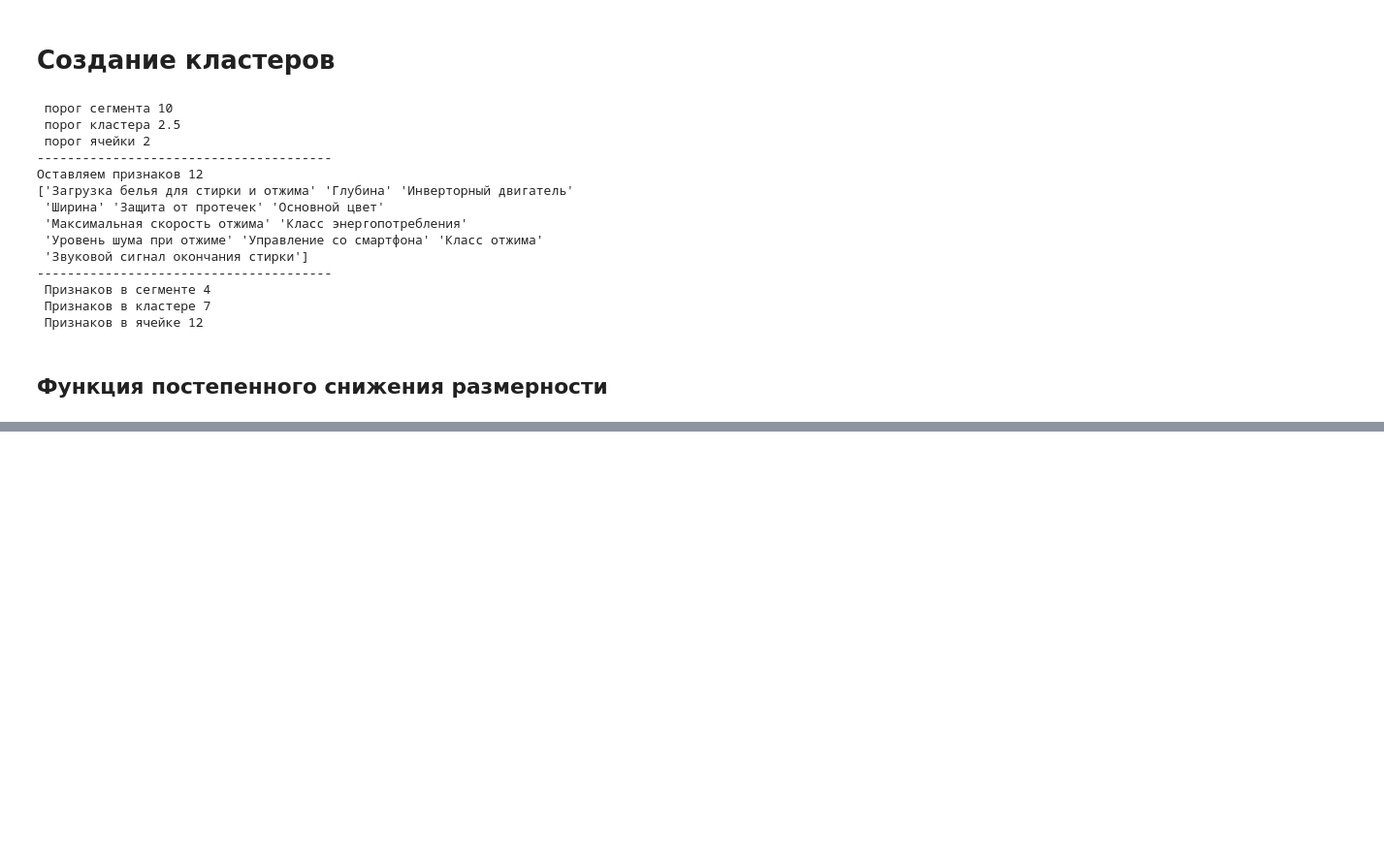
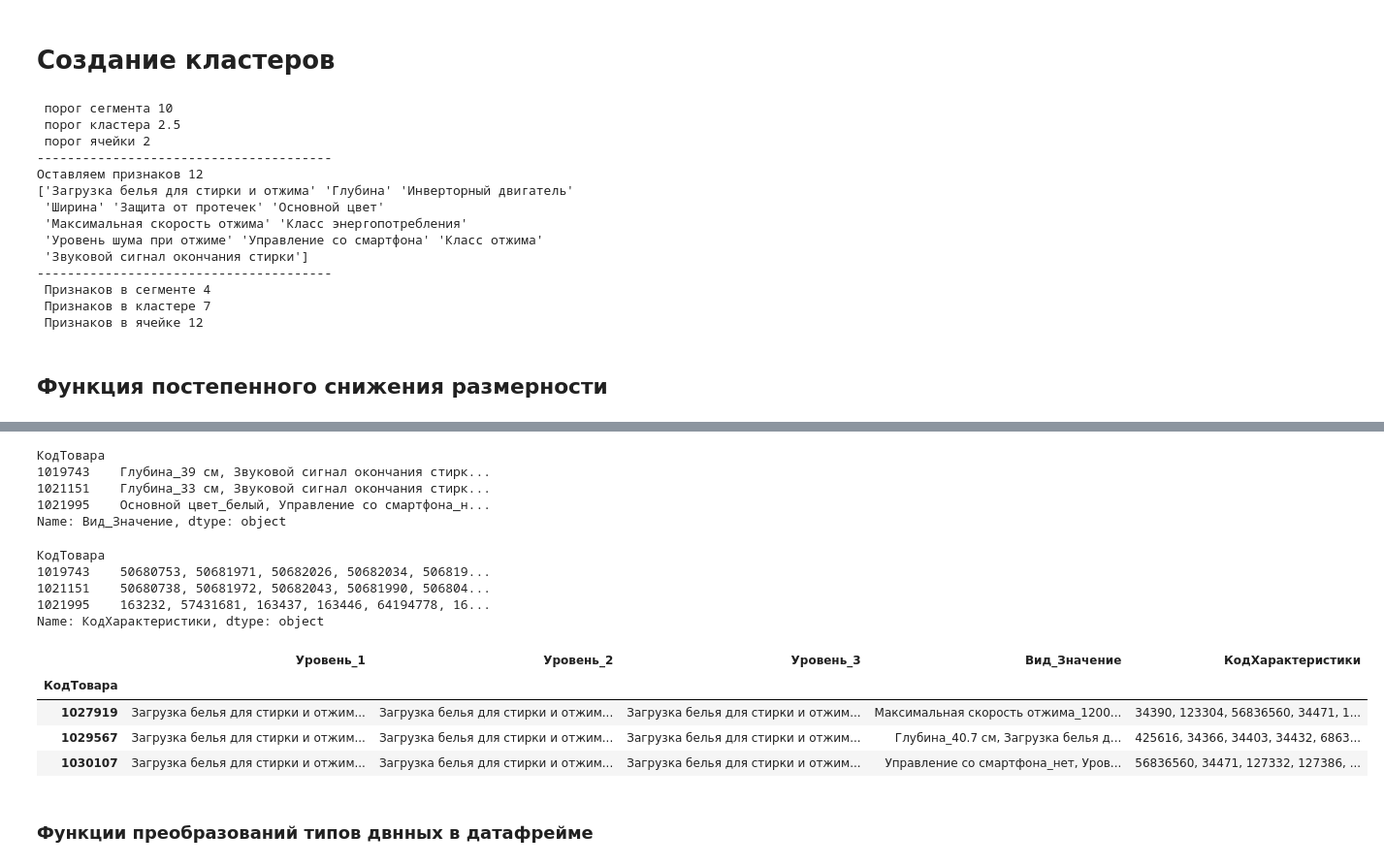
Before and after one commit to Viktor-VK/DST-138-Prodjects, a Jupyter notebook: PROJECT-FINAL_Segmentation/Модель_сегментации.ipynb, the cells around one changed output, grey strips where cells are left out. Shown at 97% size. Drawn from its saved outputs; the diff is of its cells as text; code cells hidden in the pictures; blank space fills up the shorter version.

```diff
--- a/PROJECT-FINAL_Segmentation/Модель_сегментации.ipynb
+++ b/PROJECT-FINAL_Segmentation/Модель_сегментации.ipynb
@@ -1060,0 +1048,9 @@ def get_treshhold(df, segment_treshhold_SKU):
+# %%
+s_segment = get_treshhold(df_segment, segment_treshhold_SKU)['Сегмент']
+s_cluster = get_treshhold(df_cluster, cluster_treshhold_SKU)['Сегмент']
+s_cell = get_treshhold(df_cell, cell_treshhold_SKU)['Сегмент']
+
+print('всего сегментов', len(s_segment.value_counts()))
+print('всего кластеров', len(s_cluster.value_counts()))
+print('всего ячеек', len(s_cell.value_counts()))
+print('всего номенклатуры', sku)
@@ -1060,0 +1064,10 @@ def get_treshhold(df, segment_treshhold_SKU):
+# %%
+
+df_full = pd.concat([s_segment, s_cluster, s_cell], axis=1, keys=['Сегмент', 'Кластер', 'Ячейка'])
+# Удаляем из названий лишние "прочие"
+df_full = df_full.apply(lambda x: x.str.rstrip('// Прочее') if any(isinstance(cell, str) and cell.endswith('// Прочее') for cell in x) else x)
+df_full = df_full.replace('', 'Прочее') # Если не нужен сегмент "Прочее", заменить на np.nan
+
+df_full = df_full.rename(columns={'Сегмент':'Уровень_1', 'Кластер':'Уровень_2', 'Ячейка':'Уровень_3'})
+df_full_copy = df_full.reset_index()
+df_full_copy.head(2)
@@ -1060,0 +1078,8 @@ def get_treshhold(df, segment_treshhold_SKU):
+# %%
+# Соединяю виды и характеристики в исходном датафрейме
+df_0_new = df_0[df_0['ВидХарактеристики'].isin(view_to_model)]
+df_0_new['Вид_Значение'] = df_0_new['ВидХарактеристики'] + '_' + df_0_new['Характеристика']
+df_0_new = df_0_new.astype('str')
+df_0_new = df_0_new.rename(columns={'Код': 'КодТовара'})
+df_0_new.info()
+df_0_new.head(2)
@@ -1060,0 +1104,33 @@ def get_treshhold(df, segment_treshhold_SKU):
+# %%
+df_0_new_join = df_0_new.groupby('КодТовара')['Вид_Значение'].apply(', '.join)
+df_0_new_join.head(3)
+# %% [output]
+КодТовара
+1019743    Глубина_39 см, Звуковой сигнал окончания стирк...
+1021151    Глубина_33 см, Звуковой сигнал окончания стирк...
+1021995    Основной цвет_белый, Управление со смартфона_н...
+Name: Вид_Значение, dtype: object
+# %%
+# Группирую по коду, новый столбец в виде списка
+df_0_new_join = df_0_new.groupby('КодТовара')['Вид_Значение'].apply(', '.join)
+df_0_new_join_code = df_0_new.groupby('КодТовара')['КодХарактеристики'].apply(', '.join)
+df_0_new_join_code.head(3)
+# %% [output]
+КодТовара
+1019743    50680753, 50681971, 50682026, 50682034, 506819...
+1021151    50680738, 50681972, 50682043, 50681990, 506804...
+1021995    163232, 57431681, 163437, 163446, 64194778, 16...
+Name: КодХарактеристики, dtype: object
+# %%
+# Присоединяю полученный список к итоговому дф
+df_full_join = pd.merge(df_full, df_0_new_join, on='КодТовара')
+df_full_join = pd.merge(df_full_join, df_0_new_join_code, on='КодТовара')
+df_full_join.head(3)
+# %% [output]
+|  | Уровень_1 | Уровень_2 | Уровень_3 | Вид_Значение | КодХарактеристики |
+| КодТовара |  |  |  |  |  |
+| 1027919 | Загрузка белья для стирки и отжим... | Загрузка белья для стирки и отжим... | Загрузка белья для стирки и отжим... | Максимальная скорость отжима_1200... | 34390, 123304, 56836560, 34471, 1... |
+| 1029567 | Загрузка белья для стирки и отжим... | Загрузка белья для стирки и отжим... | Загрузка белья для стирки и отжим... | Глубина_40.7 см, Загрузка белья д... | 425616, 34366, 34403, 34432, 6863... |
+| 1030107 | Загрузка белья для стирки и отжим... | Загрузка белья для стирки и отжим... | Загрузка белья для стирки и отжим... | Управление со смартфона_нет, Уров... | 56836560, 34471, 127332, 127386, ... |
+# %% [markdown]
+### Функции преобразований типов двнных в датафрейме
```
Also changed, not shown: parts of 30 cells of this notebook, 2 other files.
